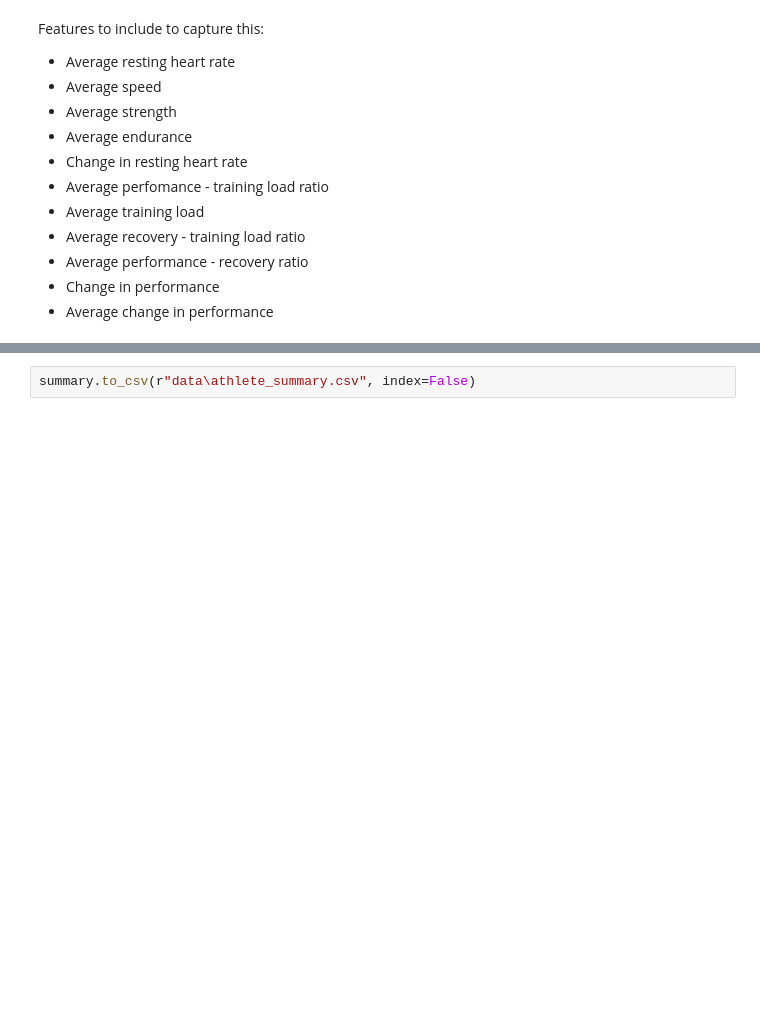
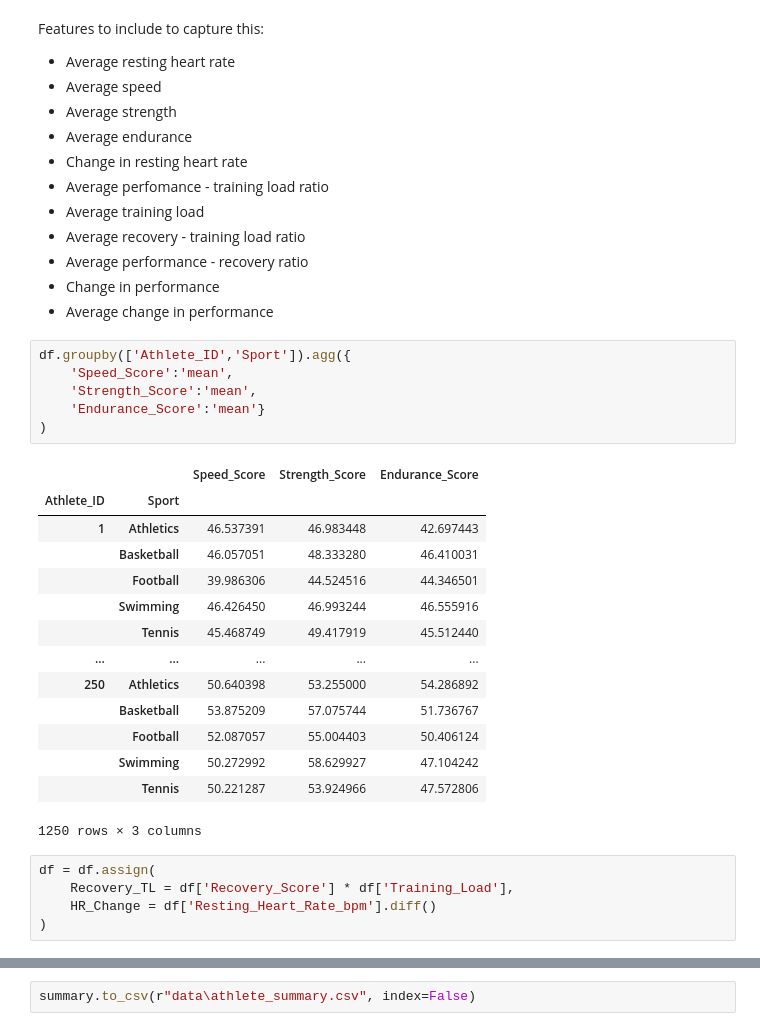
Before and after one commit to izzyrippon/athlete-clustering, a Jupyter notebook: clustering/eda.ipynb, the cells around one changed output, grey strips where cells are left out. Saved outputs shown, nothing was run; the diff lists cells and outputs as text; blank space fills up the shorter version.

```diff
--- a/clustering/eda.ipynb
+++ b/clustering/eda.ipynb
@@ -92,6 +92,32 @@ Features to include to capture this:
 * Average performance - recovery ratio
 * Change in performance
 * Average change in performance
+# %%
+df.groupby(['Athlete_ID','Sport']).agg({
+    'Speed_Score':'mean',
+    'Strength_Score':'mean',
+    'Endurance_Score':'mean'}
+)
+# %% [output]
+|  |  | Speed_Score | Strength_Score | Endurance_Score |
+| Athlete_ID | Sport |  |  |  |
+| 1 | Athletics | 46.537391 | 46.983448 | 42.697443 |
+|  | Basketball | 46.057051 | 48.333280 | 46.410031 |
+|  | Football | 39.986306 | 44.524516 | 44.346501 |
+|  | Swimming | 46.426450 | 46.993244 | 46.555916 |
+|  | Tennis | 45.468749 | 49.417919 | 45.512440 |
+| ... | ... | ... | ... | ... |
+| 250 | Athletics | 50.640398 | 53.255000 | 54.286892 |
+|  | Basketball | 53.875209 | 57.075744 | 51.736767 |
+|  | Football | 52.087057 | 55.004403 | 50.406124 |
+|  | Swimming | 50.272992 | 58.629927 | 47.104242 |
+|  | Tennis | 50.221287 | 53.924966 | 47.572806 |
+1250 rows × 3 columns
+# %%
+df = df.assign(
+    Recovery_TL = df['Recovery_Score'] * df['Training_Load'],
+    HR_Change = df['Resting_Heart_Rate_bpm'].diff()
+)
 # %%
 summary = df.groupby(['Athlete_ID']).agg({
     'Athlete_ID': 'count',
```
Also changed, not shown: parts of 2 cells of this notebook, 1 other file.
